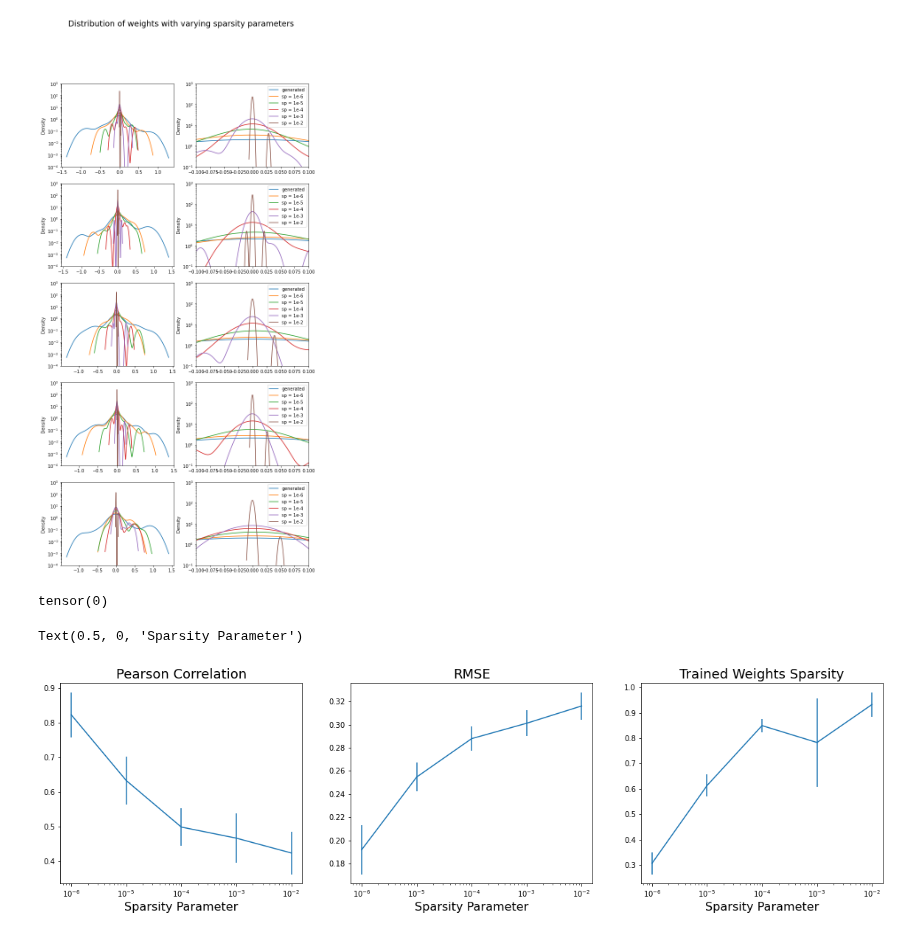
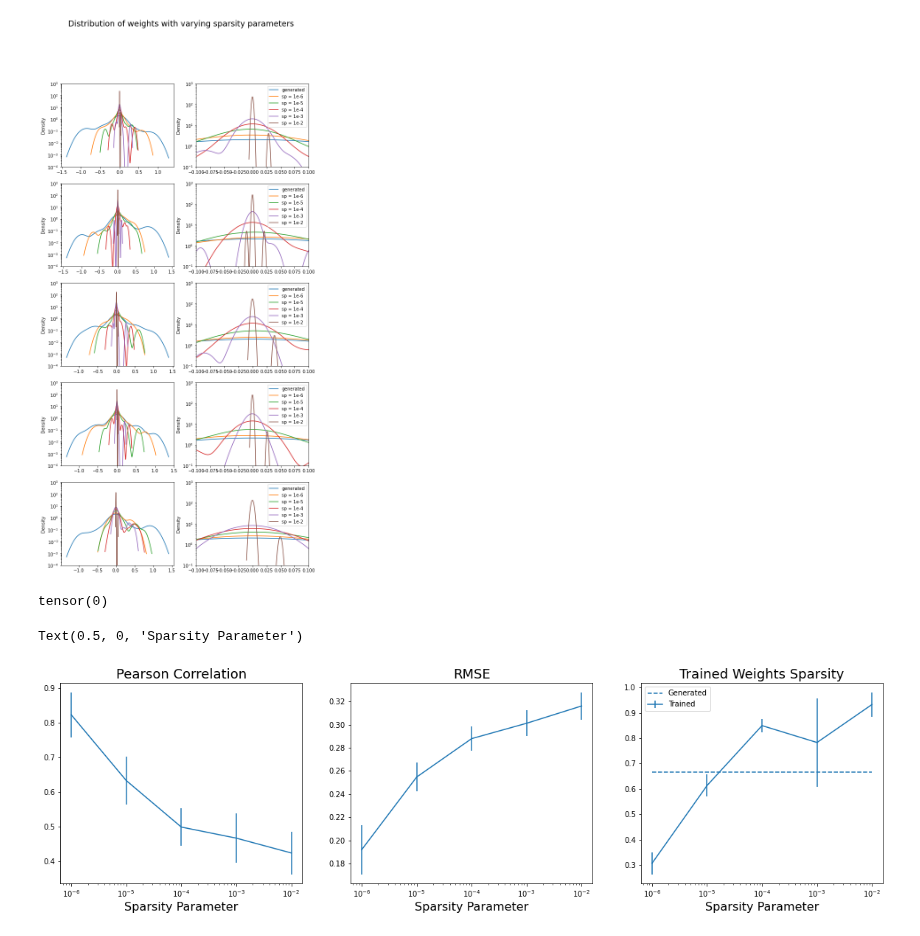
Before and after one commit to casperpeters/intern, a Jupyter notebook: notebooks/Reconstructing RTRBM/Sparse Continuous Weights With Changing Sp Parameters x=2.ipynb, the cells around one changed output. Saved outputs shown, nothing was run; the diff lists cells and outputs as text; code cells hidden in the pictures.

Commit message:
added a few notebooks with changing sparsity and changing sp parameter

```diff
--- a/notebooks/Reconstructing RTRBM/Sparse Continuous Weights With Changing Sp Parameters x=2.ipynb
+++ b/notebooks/Reconstructing RTRBM/Sparse Continuous Weights With Changing Sp Parameters x=2.ipynb
@@ -175,31 +175,40 @@ W_pearson_mean = torch.mean(W_pearson_best, 1)
 U_pearson_mean = torch.mean(U_pearson_best, 1)
 W_error_mean = torch.mean(W_error_best, 1)
 U_error_mean = torch.mean(U_error_best, 1)
 trained_sp_mean = torch.mean(trained_sparsity, 1)
 
 W_pearson_std = torch.std(W_pearson_best, 1)
 U_pearson_std = torch.std(U_pearson_best, 1)
 W_error_std = torch.std(W_error_best, 1)
 U_error_std = torch.std(U_error_best, 1)
 trained_sp_std = torch.std(trained_sparsity, 1)
 
 
+true_sparsity = torch.zeros(len(generated))
+for i, gen in enumerate(generated):
+    W = gen.W.clone()
+    true_sparsity[i] = torch.sum(torch.abs(W) < 1e-3) / W.numel()
+
+
+
 fig, axes = plt.subplots(1, 3, figsize=(20,5))
 
 axes[0].errorbar(sparsity, W_pearson_mean, yerr=W_pearson_std)
 axes[1].errorbar(sparsity, W_error_mean, yerr=W_error_std)
 axes[2].errorbar(sparsity, trained_sp_mean, trained_sp_std)
 
 axes[0].set_title('Pearson Correlation', fontsize=18)
 axes[1].set_title('RMSE', fontsize=18)
 axes[2].set_title('Trained Weights Sparsity', fontsize=18)
+axes[2].hlines(torch.mean(true_sparsity), min(sparsity), max(sparsity), linestyles='dashed')
+axes[2].legend(['Generated', 'Trained'])
 axes[0].set_xscale('log')
 axes[1].set_xscale('log')
 axes[2].set_xscale('log')
 axes[0].set_xlabel('Sparsity Parameter', fontsize=16)
 axes[1].set_xlabel('Sparsity Parameter', fontsize=16)
 axes[2].set_xlabel('Sparsity Parameter', fontsize=16)
 # %% [output]
 tensor(0)
 Text(0.5, 0, 'Sparsity Parameter')
-[figure, old version]
+[figure, new version]
```
Also changed, not shown: parts of 1 cell of this notebook, 2 other files.
